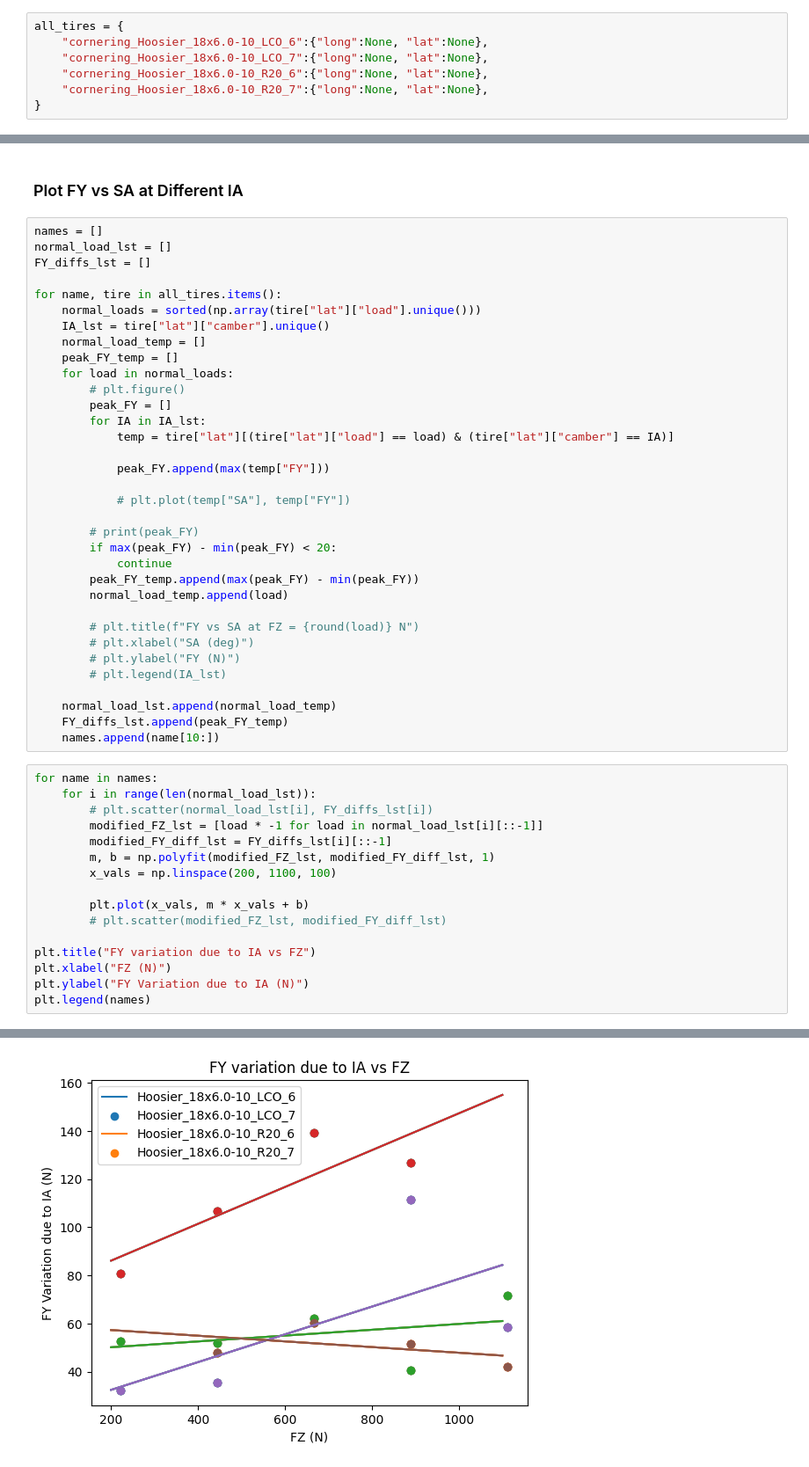
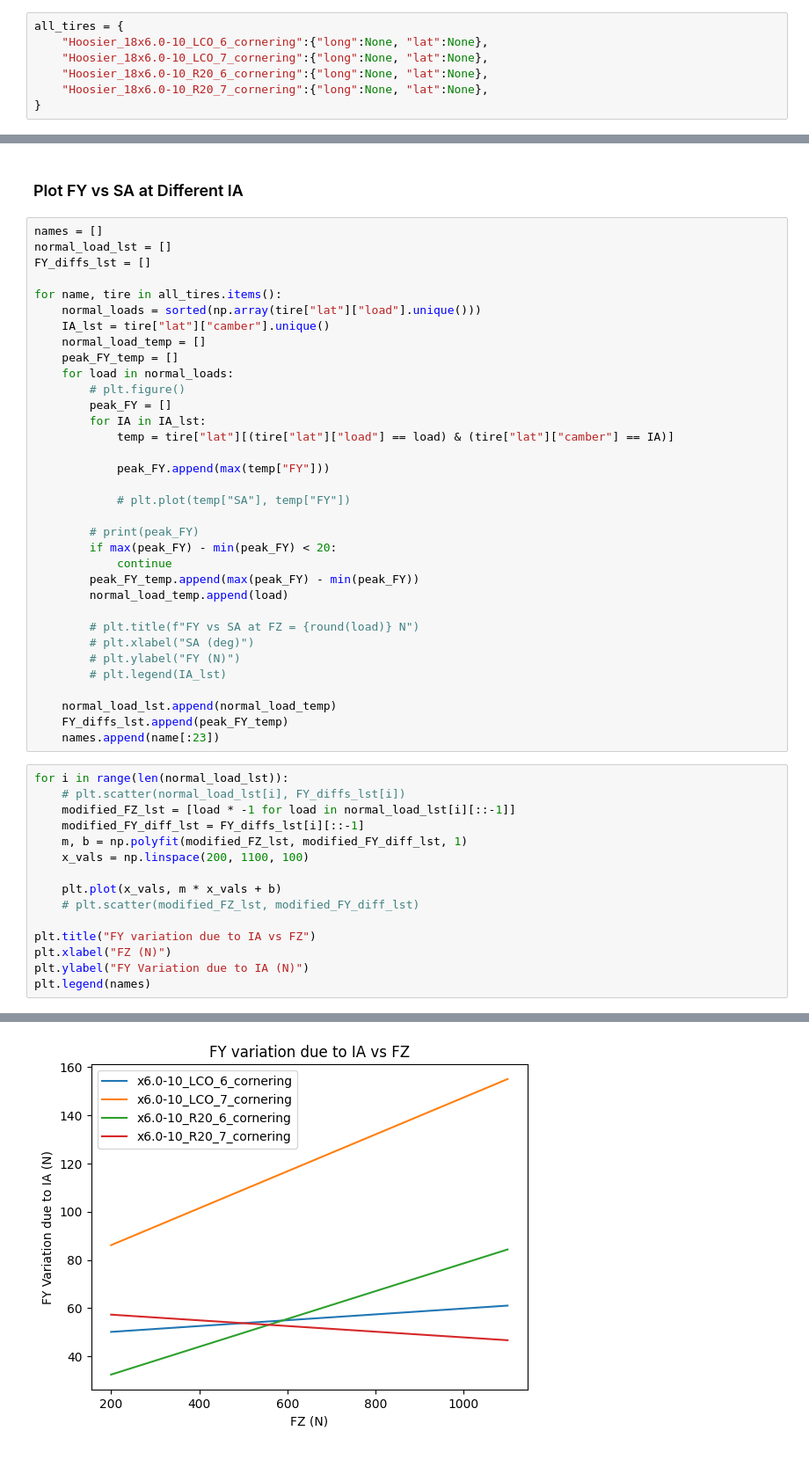
Before and after one commit to rhorvath02/tire_analysis, a Jupyter notebook: tire_selection/IA_18.ipynb, the cells around one changed output, grey strips where cells are left out. Shown at 88% size. Saved outputs shown, nothing was run; the diff lists cells and outputs as text.

```diff
--- a/tire_selection/IA_18.ipynb
+++ b/tire_selection/IA_18.ipynb
@@ -13,10 +13,10 @@ sys.path.append("../")
 ### Import Desired Tires
 # %%
 all_tires = {
-    "cornering_Hoosier_18x6.0-10_LCO_6":{"long":None, "lat":None},
-    "cornering_Hoosier_18x6.0-10_LCO_7":{"long":None, "lat":None},
-    "cornering_Hoosier_18x6.0-10_R20_6":{"long":None, "lat":None},
-    "cornering_Hoosier_18x6.0-10_R20_7":{"long":None, "lat":None},
+    "Hoosier_18x6.0-10_LCO_6_cornering":{"long":None, "lat":None},
+    "Hoosier_18x6.0-10_LCO_7_cornering":{"long":None, "lat":None},
+    "Hoosier_18x6.0-10_R20_6_cornering":{"long":None, "lat":None},
+    "Hoosier_18x6.0-10_R20_7_cornering":{"long":None, "lat":None},
 }
 # %% [markdown]
 ### Filter Data
@@ -76,23 +76,22 @@ for name, tire in all_tires.items():
 
     normal_load_lst.append(normal_load_temp)
     FY_diffs_lst.append(peak_FY_temp)
-    names.append(name[10:])
+    names.append(name[:23])
 # %%
-for name in names:
-    for i in range(len(normal_load_lst)):
-        # plt.scatter(normal_load_lst[i], FY_diffs_lst[i])
-        modified_FZ_lst = [load * -1 for load in normal_load_lst[i][::-1]]
-        modified_FY_diff_lst = FY_diffs_lst[i][::-1]
-        m, b = np.polyfit(modified_FZ_lst, modified_FY_diff_lst, 1)
-        x_vals = np.linspace(200, 1100, 100)
+for i in range(len(normal_load_lst)):
+    # plt.scatter(normal_load_lst[i], FY_diffs_lst[i])
+    modified_FZ_lst = [load * -1 for load in normal_load_lst[i][::-1]]
+    modified_FY_diff_lst = FY_diffs_lst[i][::-1]
+    m, b = np.polyfit(modified_FZ_lst, modified_FY_diff_lst, 1)
+    x_vals = np.linspace(200, 1100, 100)
 
-        plt.plot(x_vals, m * x_vals + b)
-        # plt.scatter(modified_FZ_lst, modified_FY_diff_lst)
+    plt.plot(x_vals, m * x_vals + b)
+    # plt.scatter(modified_FZ_lst, modified_FY_diff_lst)
 
 plt.title("FY variation due to IA vs FZ")
 plt.xlabel("FZ (N)")
 plt.ylabel("FY Variation due to IA (N)")
 plt.legend(names)
 # %% [output]
 <matplotlib.legend.Legend at 0x...>
-[figure, old version]
+[figure, new version]
```
Also changed, not shown: 45 other files.
